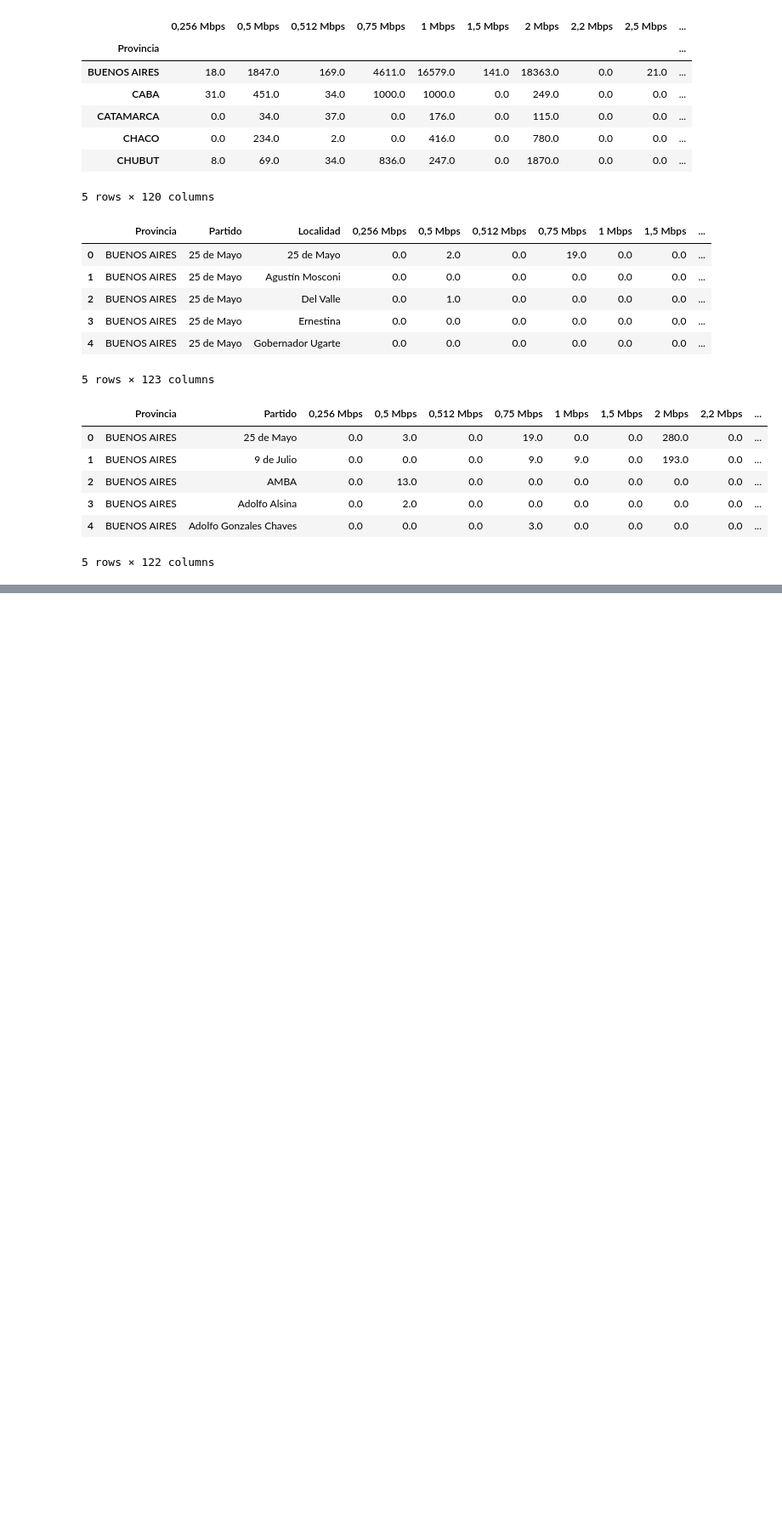
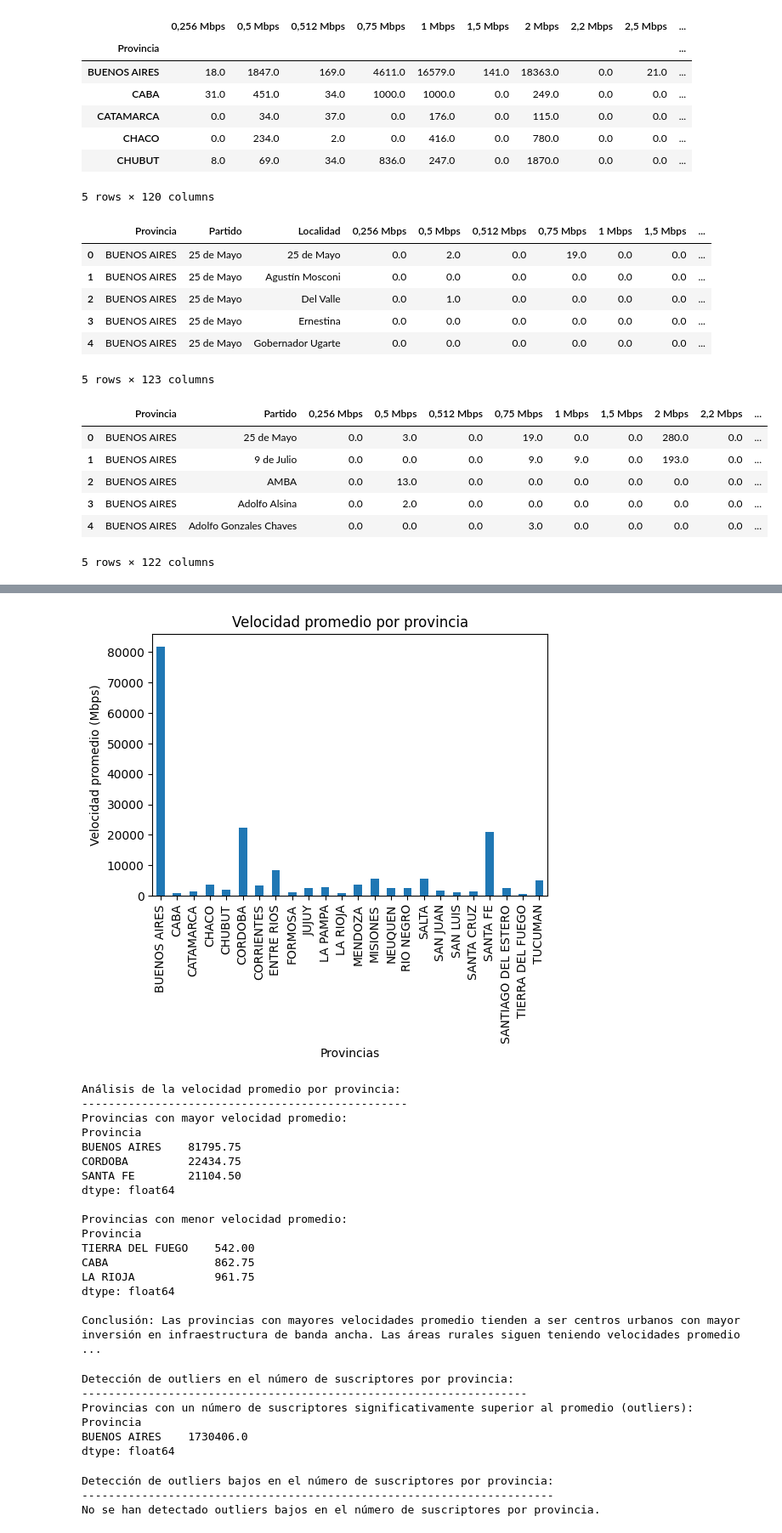
Before and after one commit to Melbutus/Data_Analyst_Telecomunicaciones, a Jupyter notebook: EDA.ipynb, the cells around one changed output, grey strips where cells are left out. Shown: that part at 85% size. Saved outputs shown, nothing was run; the diff lists cells and outputs as text; code cells hidden in the pictures; blank space fills up the shorter version.

```diff
--- a/EDA.ipynb
+++ b/EDA.ipynb
@@ -169,0 +214,73 @@ suscriptores_por_partido.head()
+# %%
+# Seleccionar algunas columnas de velocidades para análisis
+velocidades = ['0,5 Mbps', '1 Mbps', '10 Mbps', '100 Mbps']
+# Calcular la velocidad promedio por provincia
+promedio_velocidad_provincia = suscriptores_por_provincia[velocidades].mean(axis=1)
+
+# Gráfico
+promedio_velocidad_provincia.plot(kind='bar', figsize=(6, 4))
+plt.title("Velocidad promedio por provincia")
+plt.xlabel("Provincias")
+plt.ylabel("Velocidad promedio (Mbps)")
+plt.show()
+
+# Análisis impreso
+print("Análisis de la velocidad promedio por provincia:")
+print("-------------------------------------------------")
+print(f"Provincias con mayor velocidad promedio:\n{promedio_velocidad_provincia.nlargest(3)}")
+print(f"\nProvincias con menor velocidad promedio:\n{promedio_velocidad_provincia.nsmallest(3)}")
+print("\nConclusión: Las provincias con mayores velocidades promedio tienden a ser centros urbanos con mayor inversión en infraestructura de banda ancha. Las áreas rurales siguen teniendo velocidades promedio significativamente más bajas.")
+# %% [output]
+[figure, added]
+Análisis de la velocidad promedio por provincia:
+-------------------------------------------------
+Provincias con mayor velocidad promedio:
+Provincia
+BUENOS AIRES    81795.75
+CORDOBA         22434.75
+SANTA FE        21104.50
+dtype: float64
+
+Provincias con menor velocidad promedio:
+Provincia
+TIERRA DEL FUEGO    542.00
+CABA                862.75
+LA RIOJA            961.75
+dtype: float64
+
+Conclusión: Las provincias con mayores velocidades promedio tienden a ser centros urbanos con mayor inversión en infraestructura de banda ancha. Las áreas rurales siguen teniendo velocidades promedio  ...
+# %%
+# Detección de outliers basados en el z-score para provincias
+z_scores = stats.zscore(suscriptores_por_provincia_total)
+outliers = suscriptores_por_provincia_total[z_scores > 3]
+
+# Análisis impreso
+print("Detección de outliers en el número de suscriptores por provincia:")
+print("-------------------------------------------------------------------")
+if not outliers.empty:
+    print(f"Provincias con un número de suscriptores significativamente superior al promedio (outliers):\n{outliers}")
+else:
+    print("No se han detectado outliers en el número de suscriptores por provincia.")
+# %% [output]
+Detección de outliers en el número de suscriptores por provincia:
+-------------------------------------------------------------------
+Provincias con un número de suscriptores significativamente superior al promedio (outliers):
+Provincia
+BUENOS AIRES    1730406.0
+dtype: float64
+# %%
+# Detección de outliers por debajo del promedio (valores muy bajos)
+z_scores_neg = stats.zscore(suscriptores_por_provincia_total)
+outliers_bajos = suscriptores_por_provincia_total[z_scores_neg < -3]
+
+# Análisis impreso
+print("Detección de outliers bajos en el número de suscriptores por provincia:")
+print("-----------------------------------------------------------------------")
+if not outliers_bajos.empty:
+    print(f"Provincias con un número de suscriptores significativamente inferior al promedio (outliers bajos):\n{outliers_bajos}")
+else:
+    print("No se han detectado outliers bajos en el número de suscriptores por provincia.")
+# %% [output]
+Detección de outliers bajos en el número de suscriptores por provincia:
+-----------------------------------------------------------------------
+No se han detectado outliers bajos en el número de suscriptores por provincia.
```
Also changed, not shown: parts of 20 cells of this notebook.
